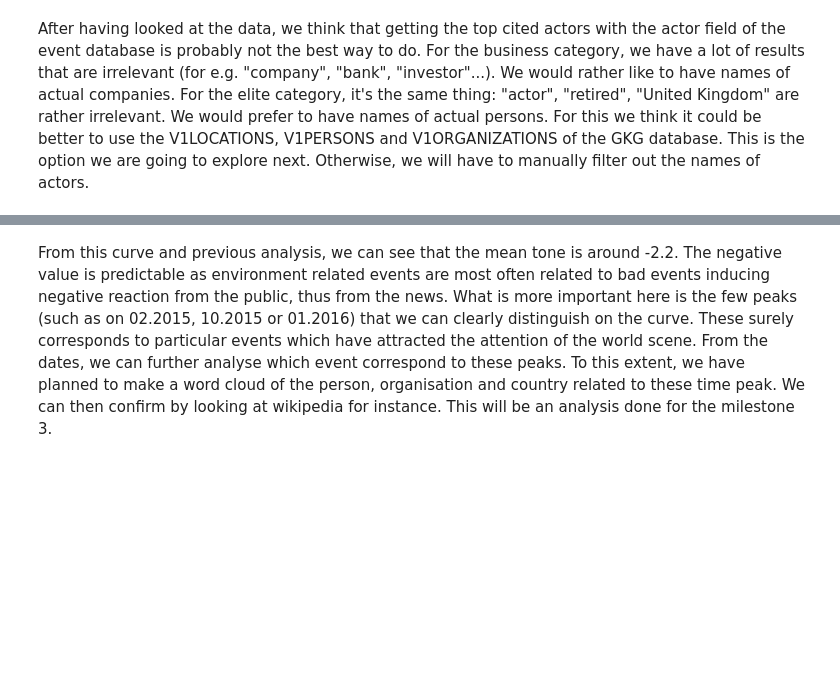
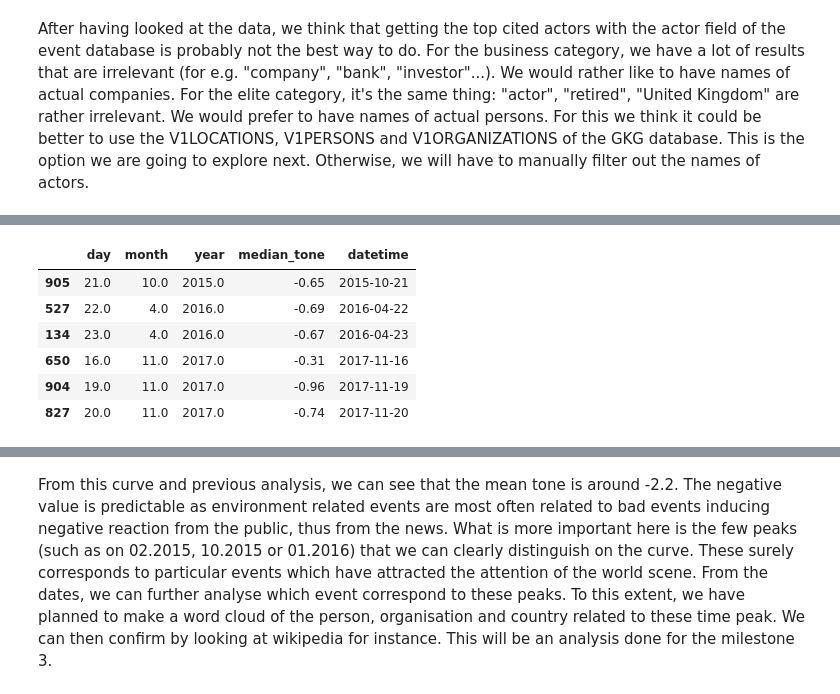
Before and after one commit to damlobster/ada2018, a Jupyter notebook: src/Milestone3.ipynb, the cells around one changed output, grey strips where cells are left out. Saved outputs shown, nothing was run; the diff lists cells and outputs as text; code cells hidden in the pictures; blank space fills up the shorter version.

```diff
--- a/src/Milestone3.ipynb
+++ b/src/Milestone3.ipynb
@@ -277,0 +206,10 @@ plt.show()
+# %%
+tones[(tones['median_tone']>-1) & (tones['median_tone']!=0)]
+# %% [output]
+|  | day | month | year | median_tone | datetime |
+| 905 | 21.0 | 10.0 | 2015.0 | -0.65 | 2015-10-21 |
+| 527 | 22.0 | 4.0 | 2016.0 | -0.69 | 2016-04-22 |
+| 134 | 23.0 | 4.0 | 2016.0 | -0.67 | 2016-04-23 |
+| 650 | 16.0 | 11.0 | 2017.0 | -0.31 | 2017-11-16 |
+| 904 | 19.0 | 11.0 | 2017.0 | -0.96 | 2017-11-19 |
+| 827 | 20.0 | 11.0 | 2017.0 | -0.74 | 2017-11-20 |
```
Also changed, not shown: parts of 37 cells of this notebook, 1 other file.
